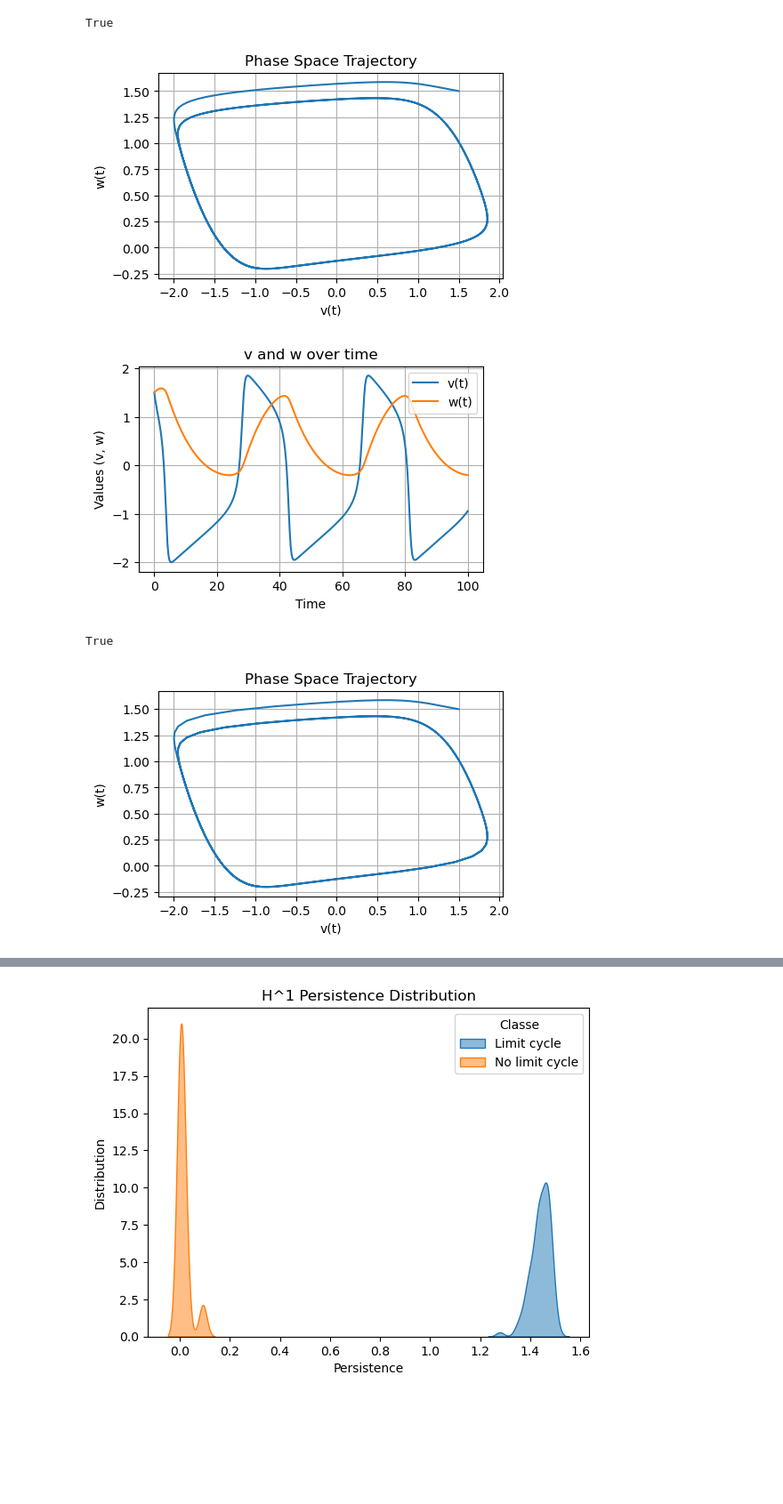
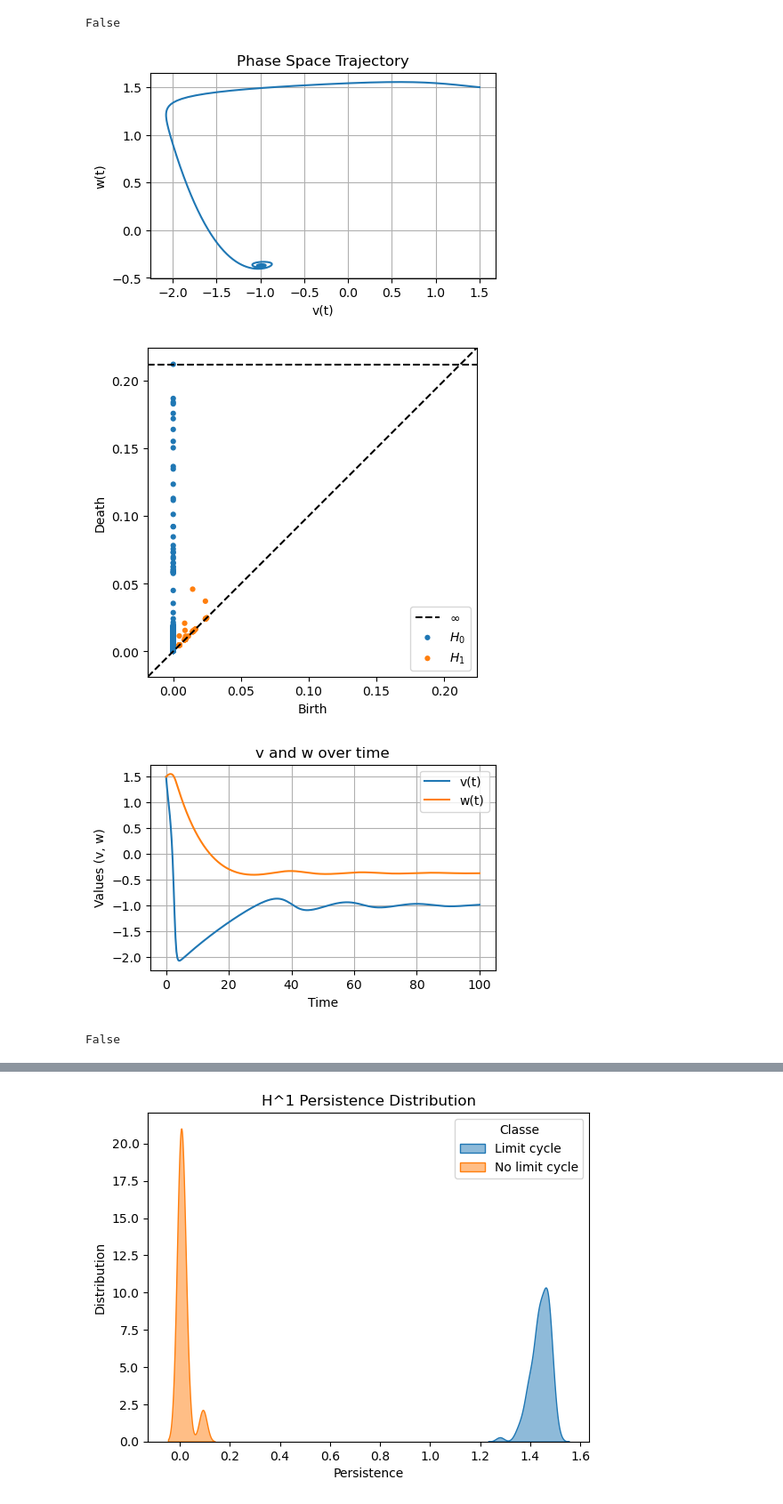
Before and after one commit to leoma02/TDA_ML, a Jupyter notebook: src/TDA_Testing.ipynb, the cells around one changed output, grey strips where cells are left out. Shown: that part at 89% size. Cells and saved outputs as stored; diff of their text form; code cells hidden in the pictures; blank space fills up the shorter version.

```diff
--- a/src/TDA_Testing.ipynb
+++ b/src/TDA_Testing.ipynb
@@ -177,24 +193,32 @@ trajectories_batch = np.stack(trajectories, axis=0).astype(np.float32)
 # %%
+rips = Rips(verbose=False)
+
 i = 0
-plot_trajectory(trajectories_batch[i,:,:], 0, T)
-print(check_limit_cycle(trajectories_batch[i,:,:]))
+plot_trajectory(training_target[i,:,:], 0, T)
+print(check_limit_cycle(training_target[i,:,:]))
 
 plt.figure(figsize=(5, 3))
-plt.plot(trajectories_batch[i,:,0],trajectories_batch[i,:,1], label='phase space')
+plt.plot(training_target[i,:,0],training_target[i,:,1], label='phase space')
 plt.xlabel('v(t)')
 plt.ylabel('w(t)')
 plt.title('Phase Space Trajectory')
 plt.grid(True)
 plt.show()
 
-plot_trajectory(trajectories_batch[i,::3,:], 0, T)
-print(check_limit_cycle(trajectories_batch[i,:,:]))
+p1 = rips.transform(training_target[i,:,:])
+rips.plot(p1)
+
+plot_trajectory(training_target[i,::3,:], 0, T)
+print(check_limit_cycle(training_target[i,:,:]))
 
 plt.figure(figsize=(5, 3))
-plt.plot(trajectories_batch[i,::3,0],trajectories_batch[i,::3,1], label='phase space')
+plt.plot(training_target[i,::3,0],training_target[i,::3,1], label='phase space')
 plt.xlabel('v(t)')
 plt.ylabel('w(t)')
 plt.title('Phase Space Trajectory')
 plt.grid(True)
 plt.show()
+
+p2 = rips.transform(training_target[i,::3,:])
+rips.plot(p2)
 # %% [output]
@@ -202,5 +226,5 @@ plt.show()
-True
+False
-[figure, old version]
+[figure, new version]
-[figure, old version]
+[figure, new version]
+[figure, new version]
-True
+False
-[figure, old version]
```
Also changed, not shown: parts of 10 cells of this notebook, 3 other files.
